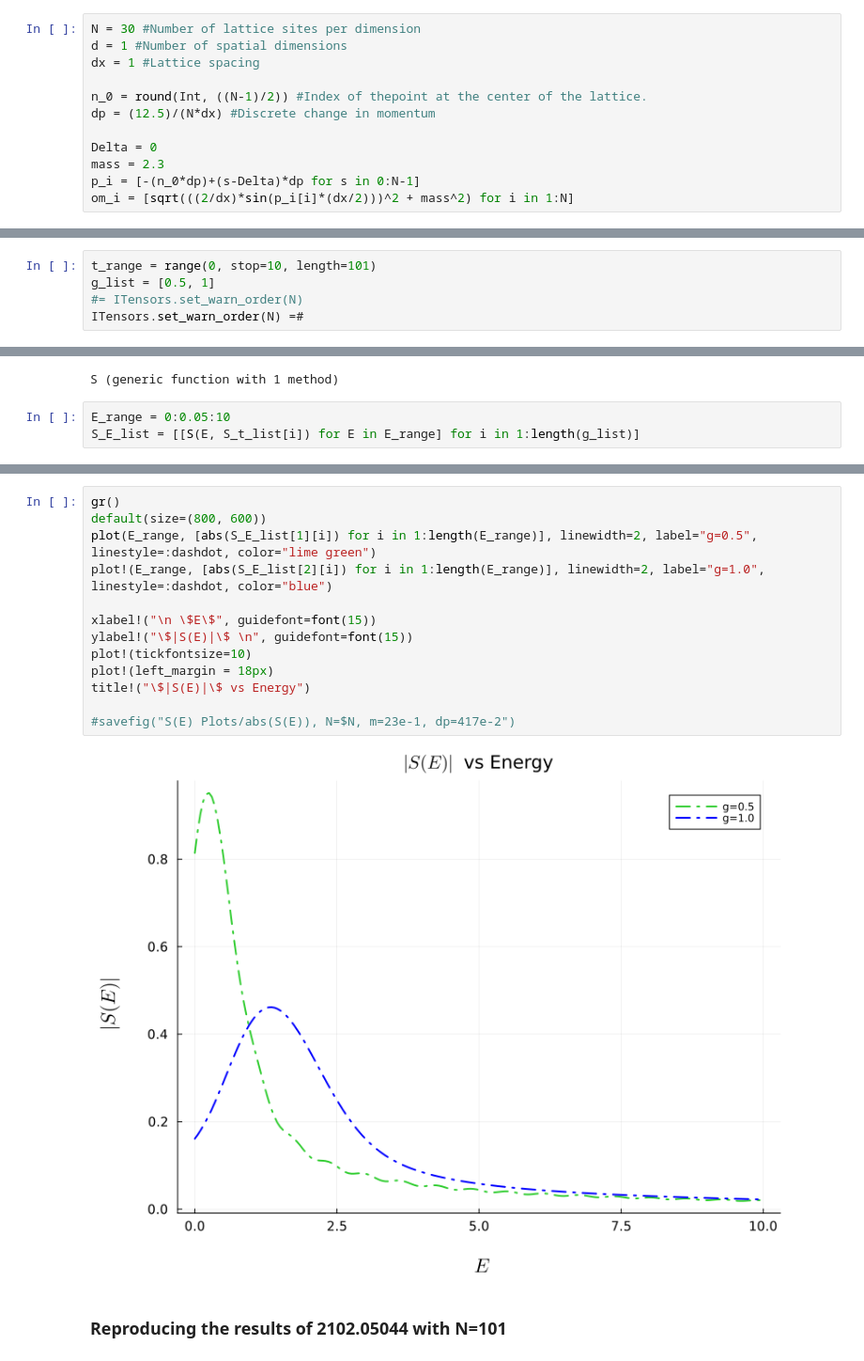
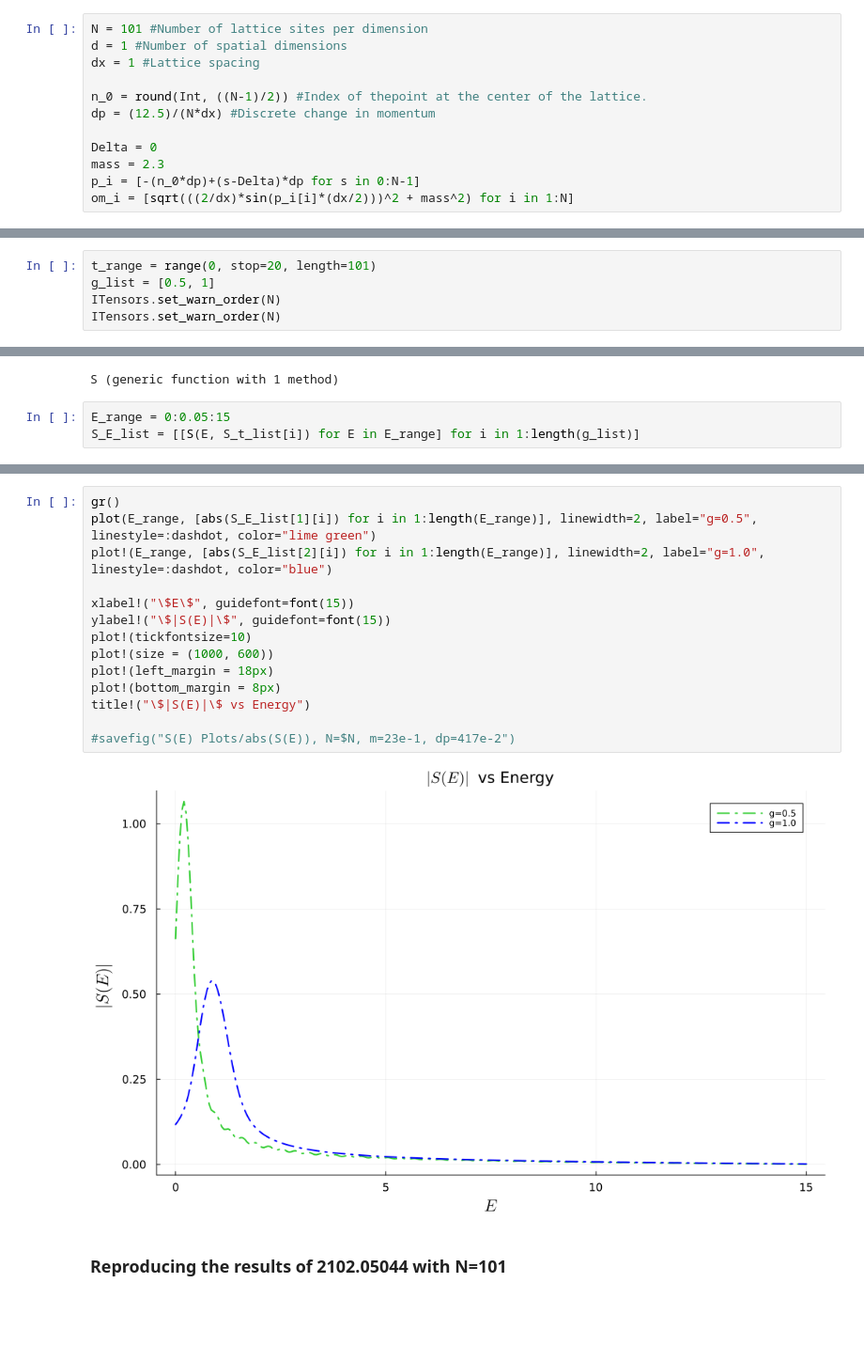
Before and after one commit to SlvrOxgnNtgnYttrm/Simulating-Collider-Physics-Using-Tensor-Networks, a Jupyter notebook: Soft Function.ipynb, the cells around one changed output, grey strips where cells are left out. Shown: that part at 94% size. Drawn from its saved outputs; the diff is of its cells as text; blank space fills up the shorter version.

Commit message:
Calculated S(t) and S(E) with N=101 sites

```diff
--- a/Soft Function.ipynb
+++ b/Soft Function.ipynb
@@ -2,7 +2,7 @@
 using ITensors, ITensorMPS, Plots
 using Plots.PlotMeasures
 # %%
-N = 30 #Number of lattice sites per dimension
+N = 101 #Number of lattice sites per dimension
 d = 1 #Number of spatial dimensions
 dx = 1 #Lattice spacing
 
@@ -144,8 +144,8 @@ end
 # %% [output]
 YnbdYn (generic function with 1 method)
 # %%
-t_range = range(0, stop=10, length=101)
+t_range = range(0, stop=20, length=101)
 g_list = [0.5, 1]
-#= ITensors.set_warn_order(N)
-ITensors.set_warn_order(N) =#
+ITensors.set_warn_order(N)
+ITensors.set_warn_order(N)
 # %% [output]
@@ -268,7 +266,7 @@ end
 # %% [output]
 S (generic function with 1 method)
 # %%
-E_range = 0:0.05:10
+E_range = 0:0.05:15
 S_E_list = [[S(E, S_t_list[i]) for E in E_range] for i in 1:length(g_list)]
 # %% [output]
 2-element Vector{Vector{ComplexF64}}:
@@ -277,18 +275,19 @@ S_E_list = [[S(E, S_t_list[i]) for E in E_range] for i in 1:length(g_list)]
 # %%
 gr()
-default(size=(800, 600))
 plot(E_range, [abs(S_E_list[1][i]) for i in 1:length(E_range)], linewidth=2, label="g=0.5", linestyle=:dashdot, color="lime green")
 plot!(E_range, [abs(S_E_list[2][i]) for i in 1:length(E_range)], linewidth=2, label="g=1.0", linestyle=:dashdot, color="blue")
 
-xlabel!("\n \$E\$", guidefont=font(15))
-ylabel!("\$|S(E)|\$ \n", guidefont=font(15))
+xlabel!("\$E\$", guidefont=font(15))
+ylabel!("\$|S(E)|\$", guidefont=font(15))
 plot!(tickfontsize=10)
+plot!(size = (1000, 600))
 plot!(left_margin = 18px)
+plot!(bottom_margin = 8px)
 title!("\$|S(E)|\$ vs Energy")
 
 #savefig("S(E) Plots/abs(S(E)), N=$N, m=23e-1, dp=417e-2")
 # %% [output]
-[figure, old version]
+[figure, new version]
 # %% [markdown]
 ### Reproducing the results of 2102.05044 with N=101
 # %%
```
Also changed, not shown: parts of 8 cells of this notebook.
